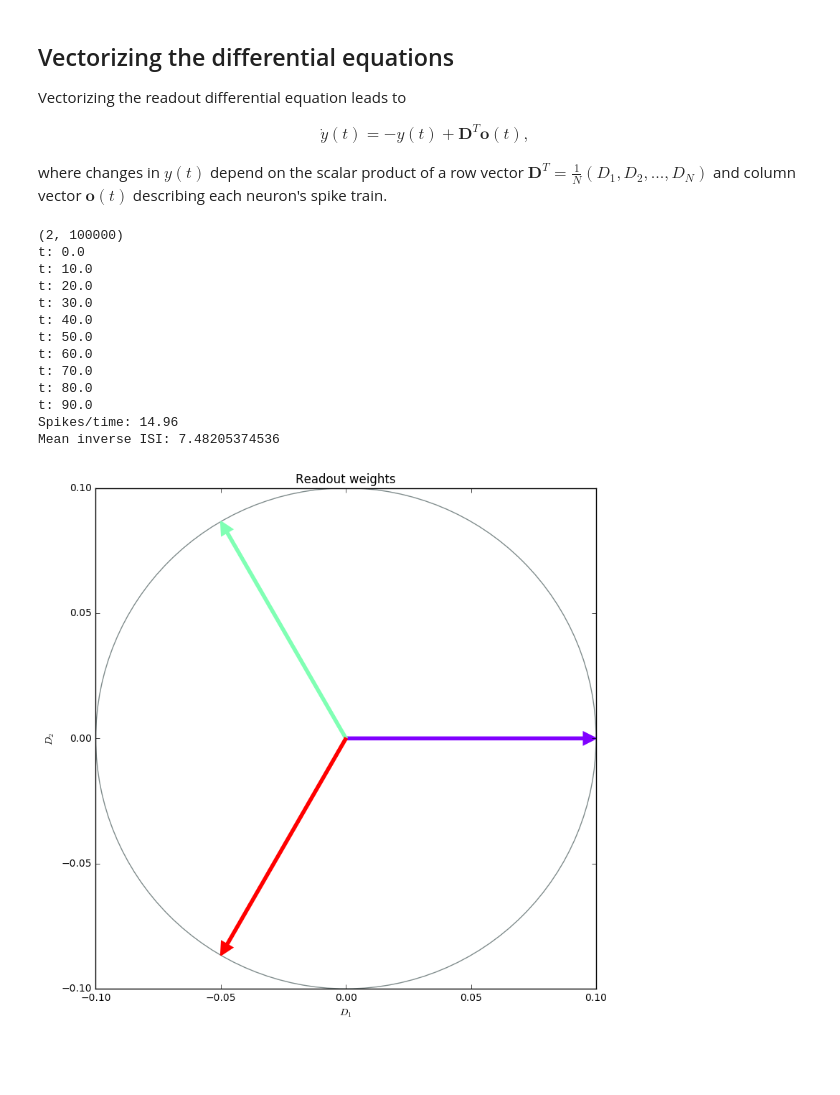
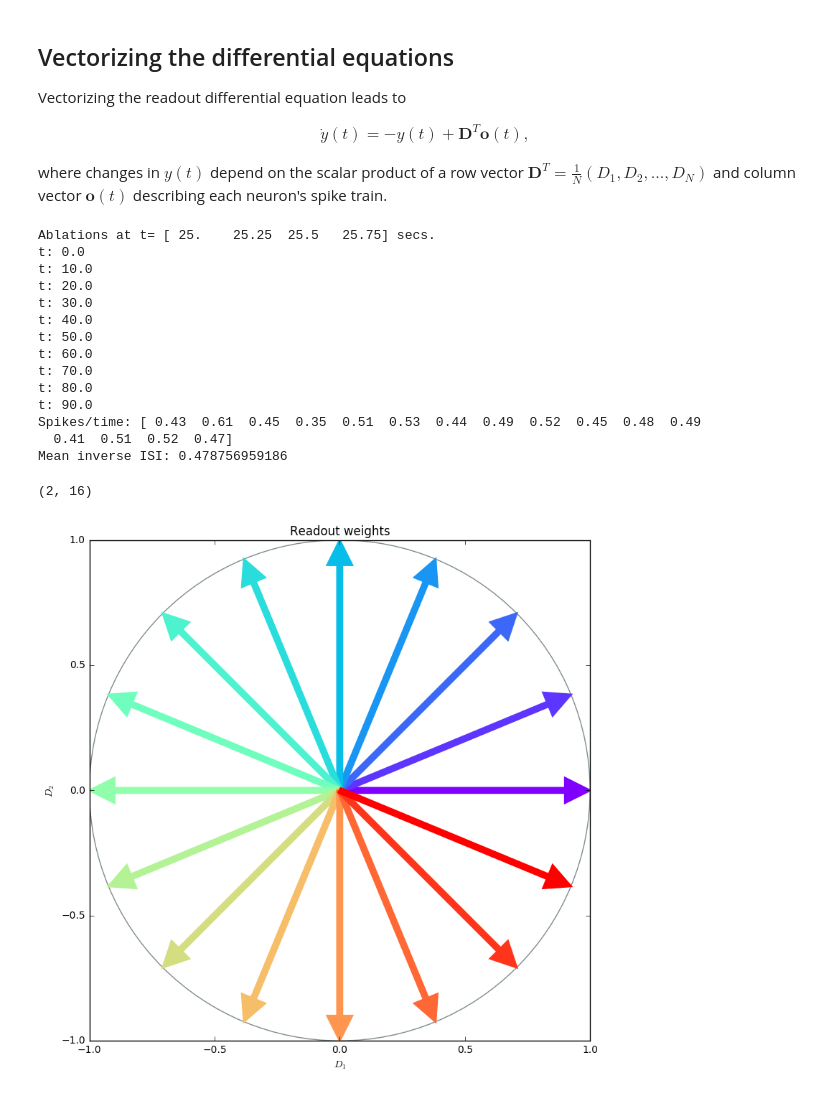
Before and after one commit to degoldschmidt/network-rotation, a Jupyter notebook: predcoding_vector_ND.ipynb, the cells around one changed output. Cells and saved outputs as stored; diff of their text form; code cells hidden in the pictures; blank space fills up the shorter version.

```diff
--- a/predcoding_vector_ND.ipynb
+++ b/predcoding_vector_ND.ipynb
@@ -24,38 +24,36 @@ import math
 
 " Parameters/containers "
 VERBOSE = False                     # Printout
-N       = 3                         # Number of neurons
+N       = 16                        # Number of neurons
 M       = 2                         # Number of signal dimensions
 
-T       = 100                       # Total duration
+T       = 100                      # Total duration
 dt      = 0.001                     # Integration time step
 time    = np.arange(0, T, dt)       # Time array
 V       = np.zeros((N,len(time)))   # Membrane voltage
 a       = 1.                        # Input amplitude
 x       = np.zeros((M,len(time)))   # Constant input
-stlen   = int((T/dt)/5)             # Duration of stimulus (20% of T = 4)
-stm0    = int((T/dt)/2)             # Number of time steps for stimulus begin
-stm1    = stm0+stlen                # Number of time steps for stimulus end (stm1-stm0==stmlen)
-#x[:,stm0:stm1] = a                  # Offset
-#x       = a*np.cumsum(rand.normal(0.0,0.01,(M, len(time))), axis=1)
 x[0,:]  = np.cos(time)
 x[1,:]  = np.sin(time)
-print(x.shape)
+x[0,0]  = 0
+x[1,0]  = 0
+x       *= 5
 #x      += a*rand.normal(0.0,0.01,(M,len(time))) ## Adding white noise
 #x       = np.abs(x)
 y       = np.zeros((M,len(time)))   # Decoder
 o       = np.zeros((N,len(time)))   # Spikes
 st      = []                        # Spike times + index
 rate    = np.zeros((N,len(time)))   # Firing rate
-mu      = 0.0001                    # Regularization constant
+mu      = 0.000000                    # Regularization constant (e-7)
 #D       = 0.1*np.ones((M,N))/N      # Random readout weights (normally distributed)
 inh     = int(1.1*N)
 #D[inh:] = -1. * D[inh:]
 #D       = 0.1*rand.normal(.0, 1., (M,N))#/N
 Dsigma  = 0.0
-angles  = np.linspace(0, 2*np.pi, num=N, endpoint=False) + weight_noise*rand.normal(0.0,1.0, N)
-Dlen    = 0.1*(weight_noise*rand.normal(0.0,1.0, N)+1.0)
+angles  = np.linspace(0, 2*np.pi, num=N, endpoint=False) # + weight_noise*rand.normal(0.0,1.0, N)
+Dlen    = 1 #*(weight_noise*rand.normal(0.0,1.0, N)+1.0)
 D       = Dlen*np.array([np.cos(angles),np.sin(angles)])
+D0      = Dlen*np.array([np.cos(angles),np.sin(angles)])
 W       = (D.T).dot(D) + mu*np.eye(N)
 if VERBOSE:
     evals, evecs = LA.eigh(W)
@@ -64,8 +62,19 @@ if VERBOSE:
     print("Spectral radius:", evals)
 Thr     = np.diag((D.T).dot(D))/2 + (mu/2)*np.ones(N)      # Threshold
 decay   = 1.                        # Decay constant
+V[:,0]  = -Thr
 if VERBOSE:
     print("Threshold:", Thr)
+
+" Ablations "
+ast = T/4
+ablate_t= (np.arange(ast,ast+1.0,0.25))/dt
+#if VERBOSE:
+print("Ablations at t=", ablate_t*dt ,"secs.")
+ablate_t=ablate_t.astype(int)
+ablate_t = []
+ablated = []
+to_ablate = []
 
 " Voltage ODE "
 def dV(i, spike):
@@ -86,6 +95,15 @@ def diff(a):
 def rand_one(array):
     return rand.choice(np.ravel(np.nonzero(array)), 1)[0]
 
+" Ablate i-th neuron at time step ts "
+def ablate_neuron(i, ts):
+    print("Ablate neuron", i)
+    ablated.append(i)
+    D[:,i]  = 0
+    W[:,:]  = (D.T).dot(D) + mu*np.eye(N)
+    W[i,i]  = 0
+    V[i,ts:] = 0.
+
 " Update step "
 def step(i):
     if np.sum(o[:,i] > 0):
@@ -104,15 +122,28 @@ def step(i):
 
 " Simulation "
 for i,t in enumerate(time[:-1]):
-    if math.fmod(t,10)==0:
+    if math.fmod(t,T/10)==0:
         print("t:",t)
+    ### Ablate three random neurons
+    for ind, times in enumerate(ablate_t):
+        if i == times:
+            if len(to_ablate)==0:
+                rand_neuron = rand.randint(N)
+                while rand_neuron in ablated:
+                    rand_neuron = rand.randint(N)
+            else:
+                if ind < len(to_ablate):
+                    rand_neuron = to_ablate[ind]
+            if rand_neuron not in ablated:
+                ablate_neuron(rand_neuron,i)
+
     step(i)
     if np.sum(o[:,i])>0 and VERBOSE:
         print("Spike time:", t, "@neuron", np.argmax(o[:,i])+1, np.sum(o[:,i]))
-print("Spikes/time:", np.sum(o)/(N*T/2))
+print("Spikes/time:", np.sum(o, axis=1)/(T))
 print("Mean inverse ISI:", 1./(N*np.mean(diff(st))))
 # %% [output]
-(2, 100000)
+Ablations at t= [ 25.    25.25  25.5   25.75] secs.
 t: 0.0
 t: 10.0
 t: 20.0
@@ -123,26 +154,33 @@ t: 60.0
 t: 70.0
 t: 80.0
 t: 90.0
-Spikes/time: 14.96
-Mean inverse ISI: 7.48205374536
+Spikes/time: [ 0.43  0.61  0.45  0.35  0.51  0.53  0.44  0.49  0.52  0.45  0.48  0.49
+  0.41  0.51  0.52  0.47]
+Mean inverse ISI: 0.478756959186
 # %%
 from matplotlib.patches import Circle, PathPatch
 fig, ax = plt.subplots(figsize=(9, 9))
 rmax = np.max(np.sqrt(D[0,:]**2+D[1,:]**2))
 circle = Circle((0, 0), rmax, facecolor='none',
                 edgecolor=(0, 0.1, 0.1), linewidth=1, alpha=0.5)
 ax.add_patch(circle)
 col = plt.get_cmap('rainbow', N)
+print(D.shape)
+arrow_sc= 0.1
 for i in range(N):
-    ax.arrow(0, 0, D[0,i], D[1,i], linewidth=1.5, head_width=rmax*0.05, head_length=rmax*0.05, length_includes_head=True, fc=col(i), ec=col(i))
+    if np.sqrt(D[0,i]**2 + D[1,i]**2) > 0.:
+        ax.arrow(0, 0, D[0,i], D[1,i], width=rmax*arrow_sc/5, head_width=rmax*arrow_sc, head_length=rmax*arrow_sc, lw=2, length_includes_head=True, fc=col(i), ec=col(i))
+    ax.arrow(0, 0, D0[0,i], D0[1,i], width=rmax*arrow_sc/5, head_width=rmax*arrow_sc, head_length=rmax*arrow_sc, linestyle="--", lw=1, length_includes_head=True, facecolor='none', ec=col(i))
+
 plt.xlim([-rmax,rmax])
 plt.ylim([-rmax,rmax])
 plt.xlabel("$D_1$")
 plt.ylabel("$D_2$")
 plt.title("Readout weights")
 plt.show()
 # %% [output]
+(2, 16)
-[figure, old version]
+[figure, new version]
 # %%
 " Plotting "
 def plot_fig1():
```
Also changed, not shown: parts of 14 cells of this notebook, 5 other files.
